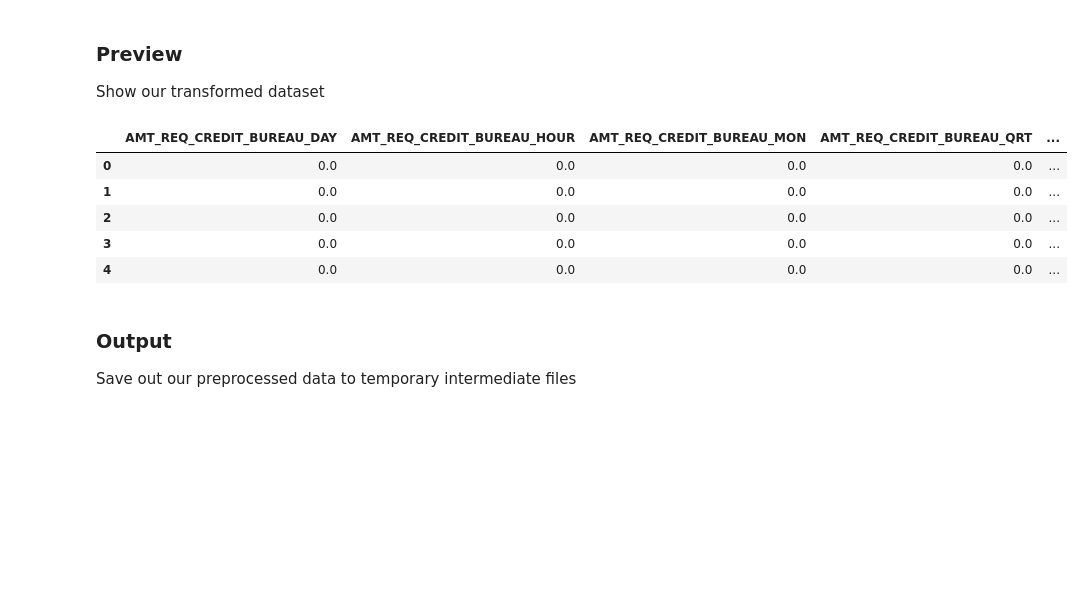
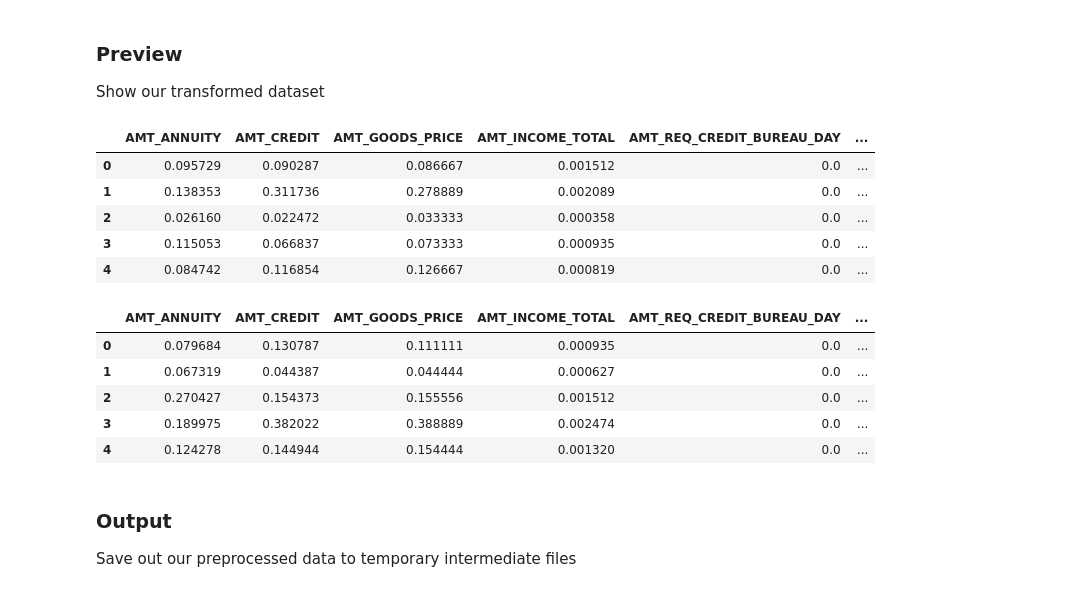
Before and after one commit to clarkje/machine-learning, a Jupyter notebook: projects/capstone/Step 2 - Preprocessing Application Data.ipynb, the cells around one changed output. Cells and saved outputs as stored; diff of their text form; code cells hidden in the pictures; blank space fills up the shorter version.

```diff
--- a/projects/capstone/Step 2 - Preprocessing Application Data.ipynb
+++ b/projects/capstone/Step 2 - Preprocessing Application Data.ipynb
@@ -337,4 +365,6 @@ We're identifying outliers as 4X the Interquartile Range, then replacing them wi
 # %%
-outliers = return_outliers([application_train, application_test], numeric)
-application_train, application_test = replace_outliers([application_train, application_test], outliers)
+outliers_train = return_outliers(application_train, numeric)
+outliers_test = return_outliers(application_test, numeric)
+application_train = replace_outliers(application_train, outliers_train)
+application_test = replace_outliers(application_test, outliers_test)
 # %% [output]
@@ -400,0 +457,4 @@ Offsetting Feature DAYS_EMPLOYED by 1
+# %%
+for feature in log_transform_features['feature']:
+    application_train = log_transform(application_train, feature)
+    application_test = log_transform(application_test, feature)
@@ -419,14 +474,11 @@ for feature in nf:
-# %%
-# Construct a DataFrame with just the numeric features
-#application_train_numeric = pd.DataFrame()
-#application_test_numeric = pd.DataFrame()
-
-# Initialize a scaler, then apply it to the features
-# RobustScaler has superior support for data with outliers
-#scaler = StandardScaler()
-scaler = MinMaxScaler()
-
-for feature in numeric:
-    scaler = scaler.fit(application_train[numeric])
-    application_train[numeric] = scaler.transform(application_train[numeric])
-    application_test[numeric] = scaler.transform(application_test[numeric])
+# %%
+# Initialize a scaler, then apply it to the features
+scaler = MinMaxScaler()
+
+# Technique for selecting numeric fields from:
+# https://stackoverflow.com/questions/25039626/how-do-i-find-numeric-columns-in-pandas
+numeric = list(application_test.select_dtypes(include=[np.number]).columns.values)
+
+scaler = scaler.fit(application_train)
+
+display(numeric)
@@ -435,14 +508,21 @@ for feature in numeric:
 Show our transformed dataset
 # %%
 # Show an example of a record with scaling applied
-display(application_train.head(n = 5))
+display(application_train.head())
+display(application_test.head())
 # %% [output]
-|  | AMT_REQ_CREDIT_BUREAU_DAY | AMT_REQ_CREDIT_BUREAU_HOUR | AMT_REQ_CREDIT_BUREAU_MON | AMT_REQ_CREDIT_BUREAU_QRT | ... |
-| 0 | 0.0 | 0.0 | 0.0 | 0.0 | ... |
-| 1 | 0.0 | 0.0 | 0.0 | 0.0 | ... |
-| 2 | 0.0 | 0.0 | 0.0 | 0.0 | ... |
-| 3 | 0.0 | 0.0 | 0.0 | 0.0 | ... |
-| 4 | 0.0 | 0.0 | 0.0 | 0.0 | ... |
+|  | AMT_ANNUITY | AMT_CREDIT | AMT_GOODS_PRICE | AMT_INCOME_TOTAL | AMT_REQ_CREDIT_BUREAU_DAY | ... |
+| 0 | 0.095729 | 0.090287 | 0.086667 | 0.001512 | 0.0 | ... |
+| 1 | 0.138353 | 0.311736 | 0.278889 | 0.002089 | 0.0 | ... |
+| 2 | 0.026160 | 0.022472 | 0.033333 | 0.000358 | 0.0 | ... |
+| 3 | 0.115053 | 0.066837 | 0.073333 | 0.000935 | 0.0 | ... |
+| 4 | 0.084742 | 0.116854 | 0.126667 | 0.000819 | 0.0 | ... |
+|  | AMT_ANNUITY | AMT_CREDIT | AMT_GOODS_PRICE | AMT_INCOME_TOTAL | AMT_REQ_CREDIT_BUREAU_DAY | ... |
+| 0 | 0.079684 | 0.130787 | 0.111111 | 0.000935 | 0.0 | ... |
+| 1 | 0.067319 | 0.044387 | 0.044444 | 0.000627 | 0.0 | ... |
+| 2 | 0.270427 | 0.154373 | 0.155556 | 0.001512 | 0.0 | ... |
+| 3 | 0.189975 | 0.382022 | 0.388889 | 0.002474 | 0.0 | ... |
+| 4 | 0.124278 | 0.144944 | 0.154444 | 0.001320 | 0.0 | ... |
 # %% [markdown]
 ### Output
 Save out our preprocessed data to temporary intermediate files
```
Also changed, not shown: parts of 22 cells of this notebook, 4 other files.
